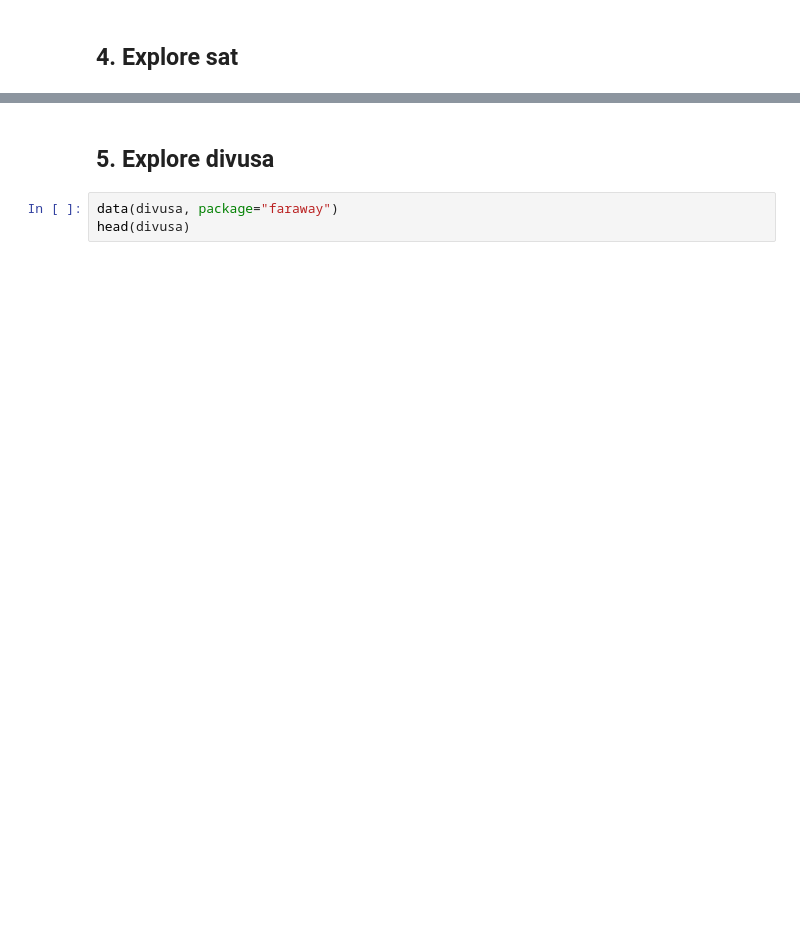
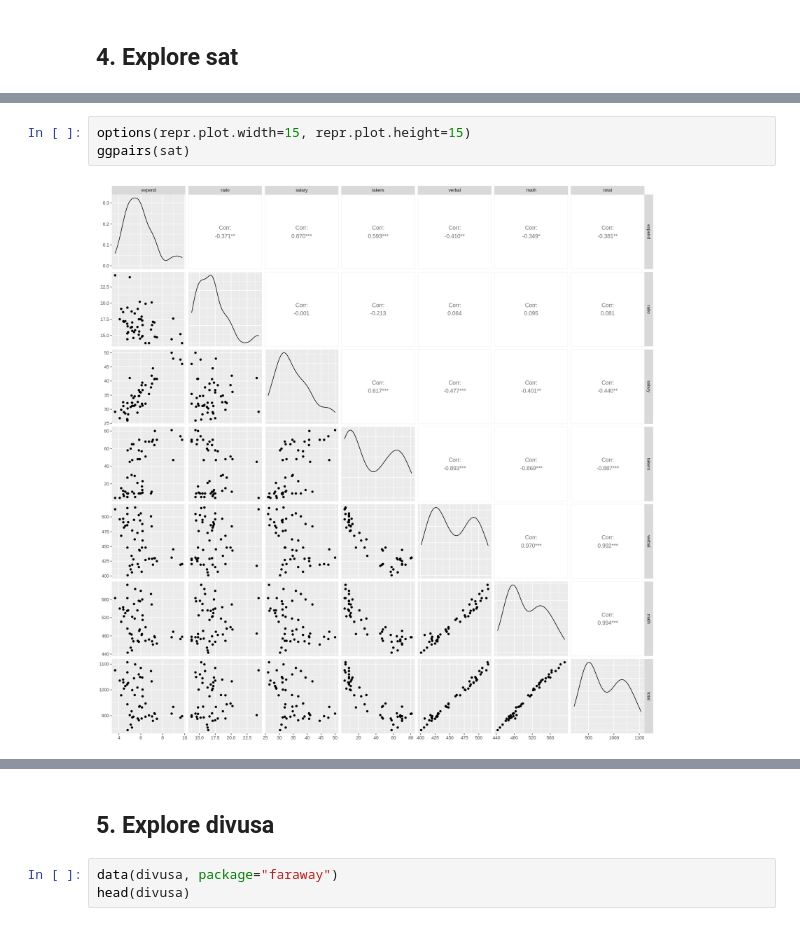
Before and after one commit to j-buss/Linear_Models_with_R, a Jupyter notebook: Chapter_01/Chapter_01_Exercises.ipynb, the cells around one changed output, grey strips where cells are left out. Cells and saved outputs as stored; diff of their text form; blank space fills up the shorter version.

```diff
--- a/Chapter_01/Chapter_01_Exercises.ipynb
+++ b/Chapter_01/Chapter_01_Exercises.ipynb
@@ -214,0 +223,5 @@ head(sat)
+# %%
+options(repr.plot.width=15, repr.plot.height=15)
+ggpairs(sat)
+# %% [output]
+[figure, added]
```
Also changed, not shown: parts of 18 cells of this notebook.
